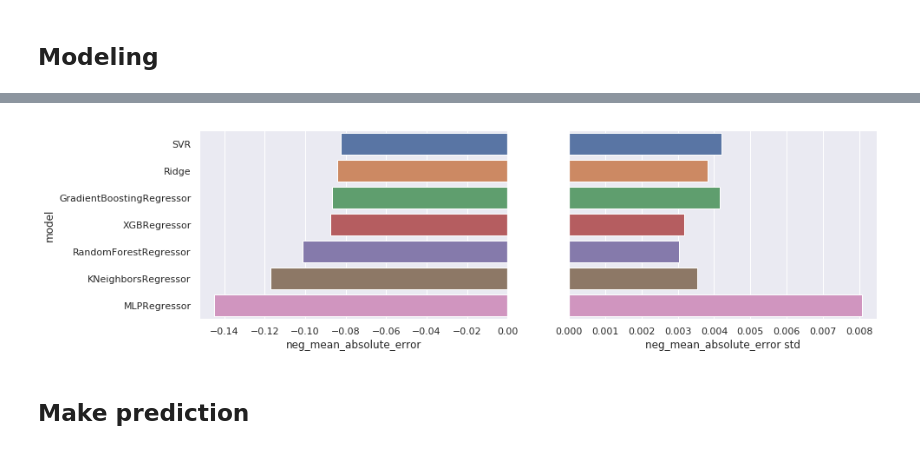
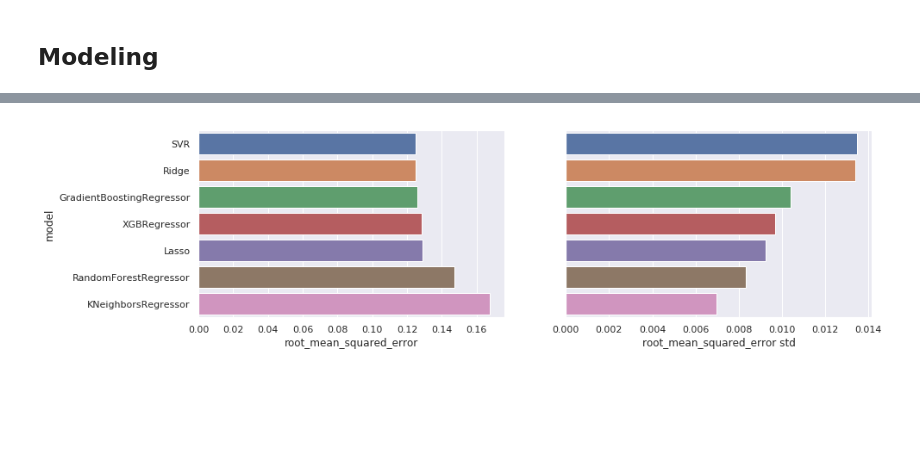
Before and after one commit to epflyingzhang/house_prices, a Jupyter notebook: 03_House_Prices_Regression_Round2_Feature_Engineering.ipynb, the cells around one changed output, grey strips where cells are left out. Cells and saved outputs as stored; diff of their text form; code cells hidden in the pictures; blank space fills up the shorter version.

```diff
--- a/03_House_Prices_Regression_Round2_Feature_Engineering.ipynb
+++ b/03_House_Prices_Regression_Round2_Feature_Engineering.ipynb
@@ -1008,7 +979,7 @@ df_feature.head(10)
 #### Feature importance using Lasso
 # %%
 
-model = linear_model.Lasso(alpha=0.001)
+model = linear_model.Lasso(alpha=0.0007)
 model.fit(X.values, y)
 
 df_feature = pd.DataFrame({'coef': model.coef_}, index=X.columns).sort_values('coef', ascending=False)
@@ -1052,7 +1023,7 @@ import xgboost
 
 candidate_models = [
 #     linear_model.LinearRegression(),
-    linear_model.Lasso(),
+    linear_model.Lasso(alpha=0.01),
     linear_model.Ridge(),
     linear_model.SGDRegressor(),
     neighbors.KNeighborsRegressor(),
@@ -1073,8 +1044,9 @@ for i, model in enumerate(candidate_models):
     print(model)
 
     cv_score = model_selection.cross_val_score(model, X.values, y, cv=5, n_jobs=-1,
-                                               scoring='neg_mean_absolute_error',
+                                               scoring='neg_mean_squared_error',
                                               verbose=0)
+    cv_score = np.array([np.sqrt(-x) for x in cv_score])
 
     print("CV score: ", cv_score.mean(), '\n')  # --> sth. is wrong here
 
@@ -1128,5 +1091,5 @@ CV score:  -0.08743727226406711
 # %%
-df_out.sort_values(by='cv_score_mean', ascending=False, inplace=True)
+df_out.sort_values(by='cv_score_mean', ascending=True, inplace=True)
 df_out
 # %% [output]
 |  | model | model_spec | cv_score | cv_score_mean | cv_score_std |
@@ -1143,11 +1106,9 @@ df_out
 # %%
 _, ax = plt.subplots(1, 2, figsize=(14, 4))
 sns.barplot(x='cv_score_mean', y='model', data=df_out.head(7), ax=ax[0])
-ax[0].set_xlabel('neg_mean_absolute_error')
+ax[0].set_xlabel('root_mean_squared_error')
 sns.barplot(x='cv_score_std', y='model', data=df_out.head(7), ax=ax[1])
-ax[1].set_xlabel('neg_mean_absolute_error std')
+ax[1].set_xlabel('root_mean_squared_error std')
 ax[1].yaxis.set_visible(False)
 # %% [output]
-[figure, old version]
+[figure, new version]
-# %% [markdown]
-## Make prediction
```
Also changed, not shown: parts of 37 cells of this notebook, 2 other files.
